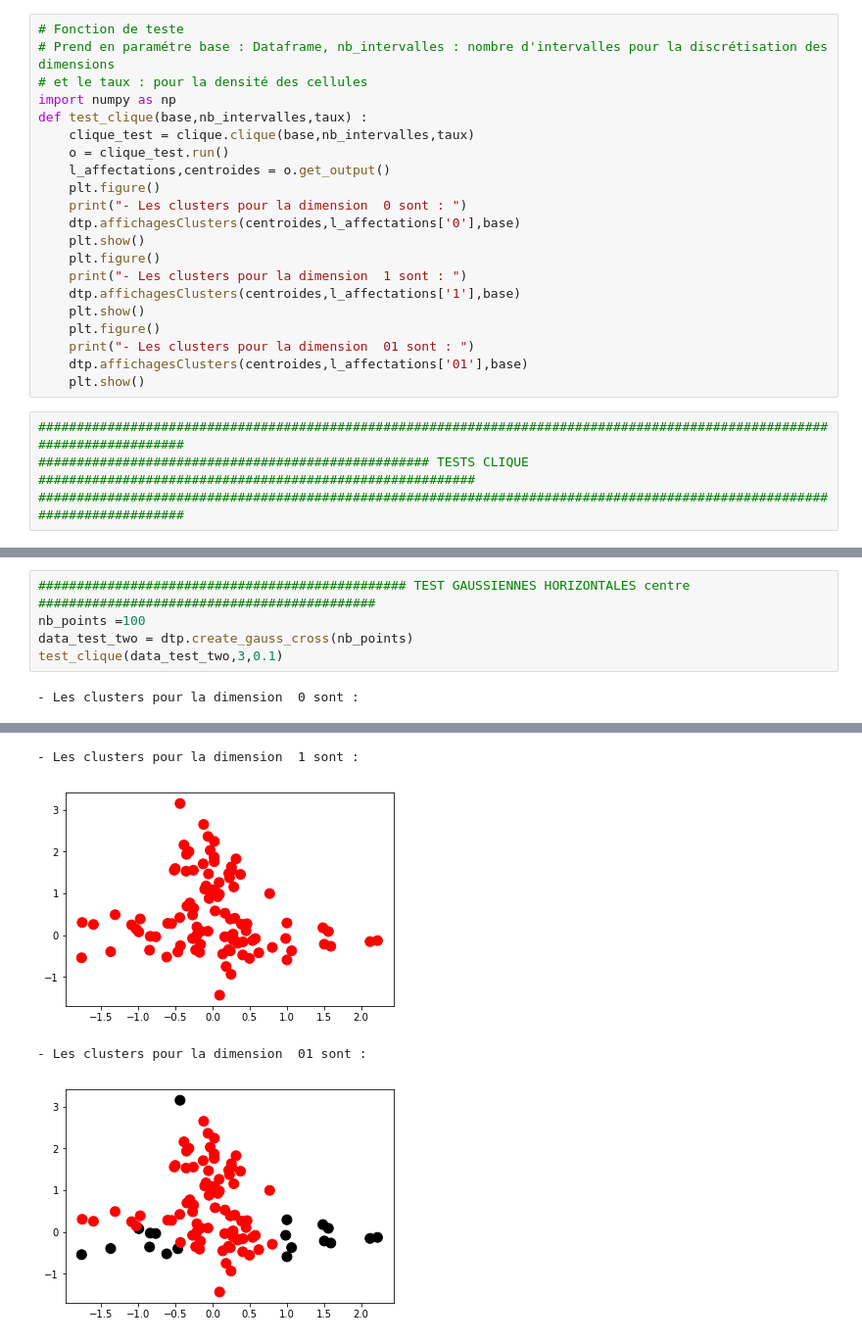
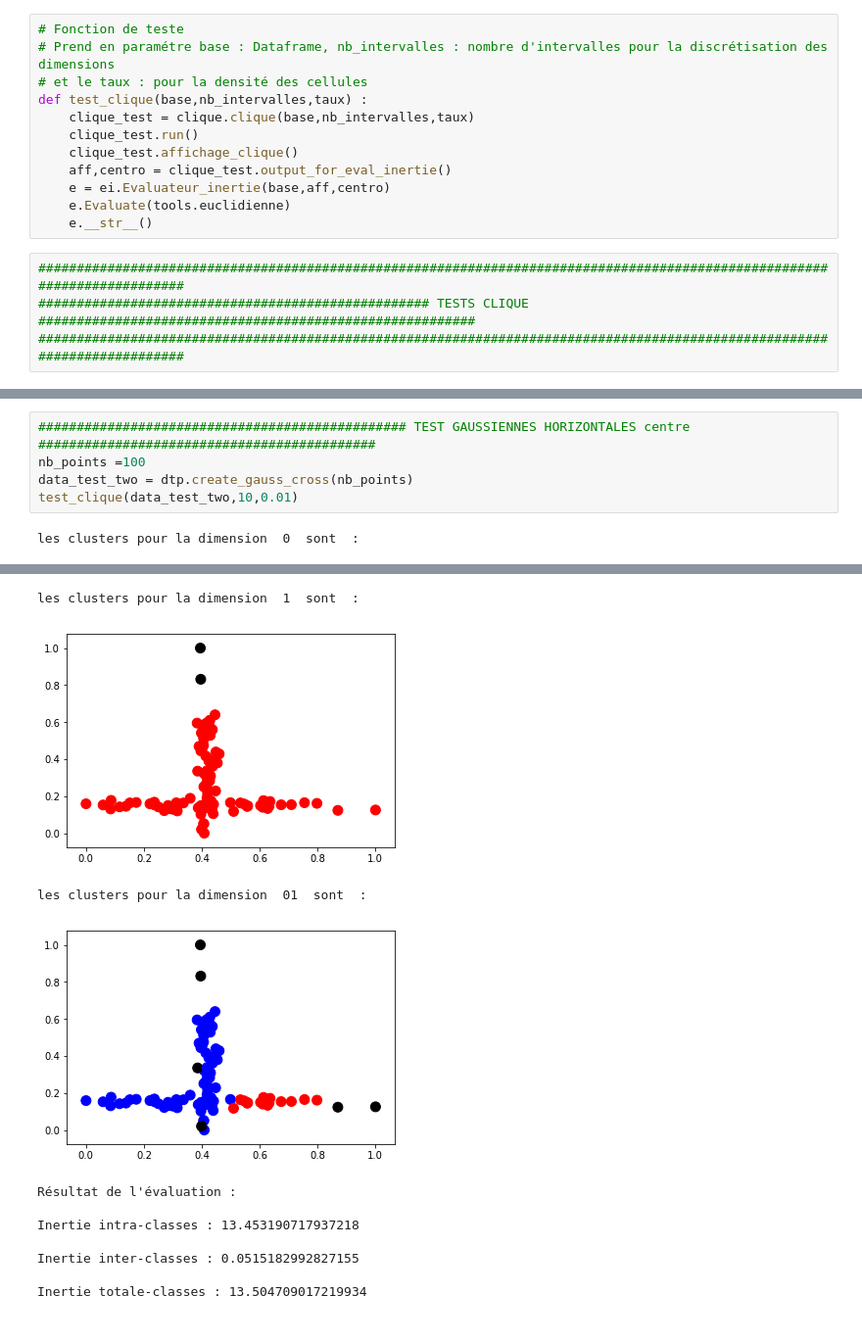
Before and after one commit to SLilani/Subspace-Clustering, a Jupyter notebook: test_clique.ipynb, the cells around one changed output, grey strips where cells are left out. Shown at 98% size. Drawn from its saved outputs; the diff is of its cells as text.

Commit message:
creation des classes evaluateur et evaluateur_inertie. Modification de la fonction qui calcul les clusters pour clique.

```diff
--- a/test_clique.ipynb
+++ b/test_clique.ipynb
@@ -6,23 +8,14 @@ import matplotlib.pyplot as plt
 # Fonction de teste
 # Prend en paramétre base : Dataframe, nb_intervalles : nombre d'intervalles pour la discrétisation des dimensions
 # et le taux : pour la densité des cellules
-import numpy as np
 def test_clique(base,nb_intervalles,taux) :
     clique_test = clique.clique(base,nb_intervalles,taux)
-    o = clique_test.run()
-    l_affectations,centroides = o.get_output()
-    plt.figure()
-    print("- Les clusters pour la dimension  0 sont : ")
-    dtp.affichagesClusters(centroides,l_affectations['0'],base)
-    plt.show()
-    plt.figure()
-    print("- Les clusters pour la dimension  1 sont : ")
-    dtp.affichagesClusters(centroides,l_affectations['1'],base)
-    plt.show()
-    plt.figure()
-    print("- Les clusters pour la dimension  01 sont : ")
-    dtp.affichagesClusters(centroides,l_affectations['01'],base)
-    plt.show()
+    clique_test.run()
+    clique_test.affichage_clique()
+    aff,centro = clique_test.output_for_eval_inertie()
+    e = ei.Evaluateur_inertie(base,aff,centro)
+    e.Evaluate(tools.euclidienne)
+    e.__str__()
 # %%
 ##########################################################################################################################
 ################################################### TESTS CLIQUE #########################################################
@@ -93,6 +122,6 @@ test_clique(data_test_two,3,0.01)
 ################################################ TEST GAUSSIENNES HORIZONTALES centre ############################################
 nb_points =100
 data_test_two = dtp.create_gauss_cross(nb_points)
-test_clique(data_test_two,3,0.1)
+test_clique(data_test_two,10,0.01)
 # %% [output]
-- Les clusters pour la dimension  0 sont :
+les clusters pour la dimension  0  sont  :
@@ -100,4 +129,11 @@ test_clique(data_test_two,3,0.1)
-- Les clusters pour la dimension  1 sont :
+les clusters pour la dimension  1  sont  :
-[figure, old version]
+[figure, new version]
-- Les clusters pour la dimension  01 sont :
+les clusters pour la dimension  01  sont  :
-[figure, old version]
+[figure, new version]
+Résultat de l'évaluation :
+
+Inertie intra-classes : 13.453190717937218
+
+Inertie inter-classes : 0.0515182992827155
+
+Inertie totale-classes : 13.504709017219934
```
Also changed, not shown: parts of 7 cells of this notebook, 5 other files.
